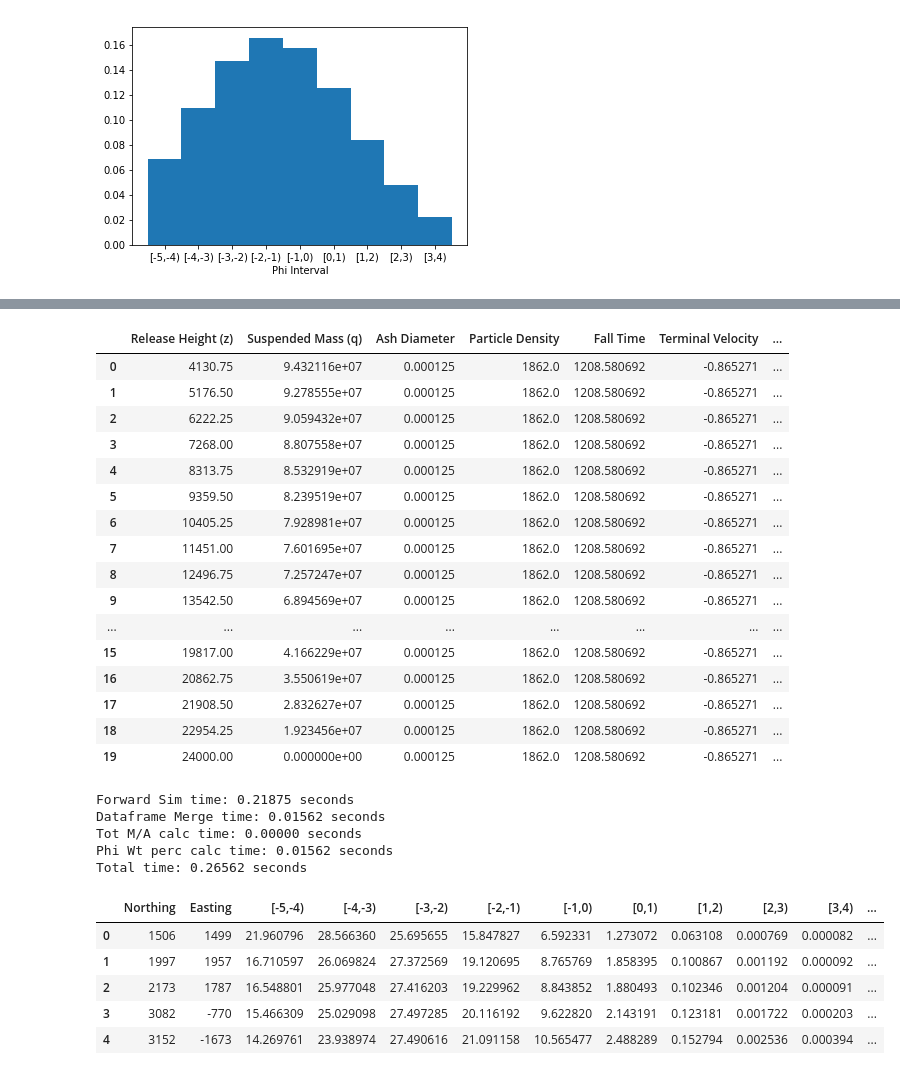
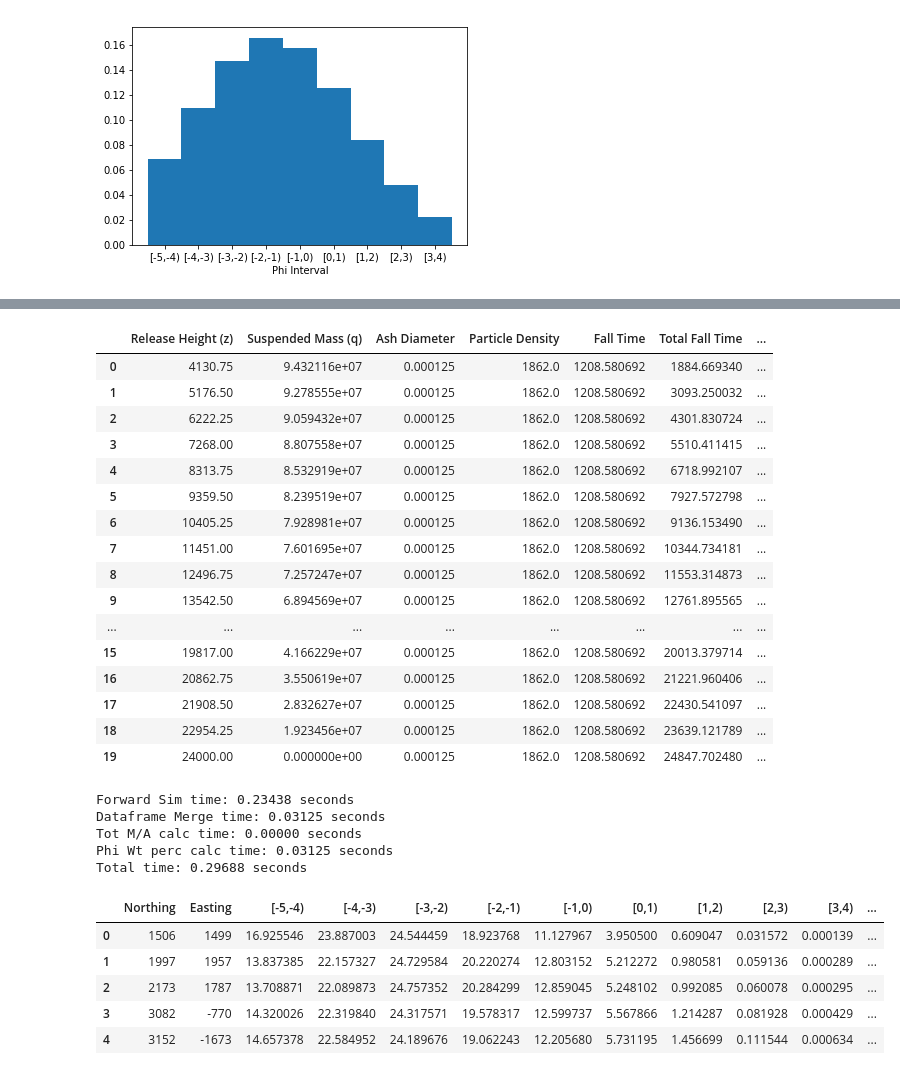
Before and after one commit to nmostert/inversion_project, a Jupyter notebook: Fixing_vent_height.ipynb, the cells around one changed output, grey strips where cells are left out. Saved outputs shown, nothing was run; the diff lists cells and outputs as text; code cells hidden in the pictures.

```diff
--- a/Fixing_vent_height.ipynb
+++ b/Fixing_vent_height.ipynb
@@ -231,7 +232,7 @@ for phi_step in phi_steps:
         config["PLUME_HEIGHT"],
         (config["ALPHA"], config["BETA"]),
         mass_in_phi, (u,v),
-        phi_step["lower"], phi_step["density"],
+        phi_step["lower"], phi_step["density"], 2500,
         config["DIFFUSION_COEFFICIENT"],
         config["EDDY_CONST"],
         config["FALL_TIME_THRESHOLD"])
@@ -267,6 +268,6 @@ forward_df = df_merge
 
 forward_df["radius"] = np.sqrt(forward_df["Easting"]**2 + forward_df["Northing"]**2)
 forward_df = forward_df.sort_values(by=['radius'])
-forward_df["Residual"] = forward_df["MassArea"]/obs_df["MassArea"]*100
+forward_df["Residual"] = forward_df["MassArea"].values/obs_df["MassArea"].values*100
 display(forward_df.head())
 # %% [output]
@@ -409,31 +410,31 @@ display(forward_df.head())
-|  | Release Height (z) | Suspended Mass (q) | Ash Diameter | Particle Density | Fall Time | Terminal Velocity | ... |
-| 0 | 4130.75 | 9.432116e+07 | 0.000125 | 1862.0 | 1208.580692 | -0.865271 | ... |
-| 1 | 5176.50 | 9.278555e+07 | 0.000125 | 1862.0 | 1208.580692 | -0.865271 | ... |
-| 2 | 6222.25 | 9.059432e+07 | 0.000125 | 1862.0 | 1208.580692 | -0.865271 | ... |
-| 3 | 7268.00 | 8.807558e+07 | 0.000125 | 1862.0 | 1208.580692 | -0.865271 | ... |
-| 4 | 8313.75 | 8.532919e+07 | 0.000125 | 1862.0 | 1208.580692 | -0.865271 | ... |
-| 5 | 9359.50 | 8.239519e+07 | 0.000125 | 1862.0 | 1208.580692 | -0.865271 | ... |
-| 6 | 10405.25 | 7.928981e+07 | 0.000125 | 1862.0 | 1208.580692 | -0.865271 | ... |
-| 7 | 11451.00 | 7.601695e+07 | 0.000125 | 1862.0 | 1208.580692 | -0.865271 | ... |
-| 8 | 12496.75 | 7.257247e+07 | 0.000125 | 1862.0 | 1208.580692 | -0.865271 | ... |
-| 9 | 13542.50 | 6.894569e+07 | 0.000125 | 1862.0 | 1208.580692 | -0.865271 | ... |
+|  | Release Height (z) | Suspended Mass (q) | Ash Diameter | Particle Density | Fall Time | Total Fall Time | ... |
+| 0 | 4130.75 | 9.432116e+07 | 0.000125 | 1862.0 | 1208.580692 | 1884.669340 | ... |
+| 1 | 5176.50 | 9.278555e+07 | 0.000125 | 1862.0 | 1208.580692 | 3093.250032 | ... |
+| 2 | 6222.25 | 9.059432e+07 | 0.000125 | 1862.0 | 1208.580692 | 4301.830724 | ... |
+| 3 | 7268.00 | 8.807558e+07 | 0.000125 | 1862.0 | 1208.580692 | 5510.411415 | ... |
+| 4 | 8313.75 | 8.532919e+07 | 0.000125 | 1862.0 | 1208.580692 | 6718.992107 | ... |
+| 5 | 9359.50 | 8.239519e+07 | 0.000125 | 1862.0 | 1208.580692 | 7927.572798 | ... |
+| 6 | 10405.25 | 7.928981e+07 | 0.000125 | 1862.0 | 1208.580692 | 9136.153490 | ... |
+| 7 | 11451.00 | 7.601695e+07 | 0.000125 | 1862.0 | 1208.580692 | 10344.734181 | ... |
+| 8 | 12496.75 | 7.257247e+07 | 0.000125 | 1862.0 | 1208.580692 | 11553.314873 | ... |
+| 9 | 13542.50 | 6.894569e+07 | 0.000125 | 1862.0 | 1208.580692 | 12761.895565 | ... |
 | ... | ... | ... | ... | ... | ... | ... | ... |
-| 15 | 19817.00 | 4.166229e+07 | 0.000125 | 1862.0 | 1208.580692 | -0.865271 | ... |
-| 16 | 20862.75 | 3.550619e+07 | 0.000125 | 1862.0 | 1208.580692 | -0.865271 | ... |
-| 17 | 21908.50 | 2.832627e+07 | 0.000125 | 1862.0 | 1208.580692 | -0.865271 | ... |
-| 18 | 22954.25 | 1.923456e+07 | 0.000125 | 1862.0 | 1208.580692 | -0.865271 | ... |
-| 19 | 24000.00 | 0.000000e+00 | 0.000125 | 1862.0 | 1208.580692 | -0.865271 | ... |
+| 15 | 19817.00 | 4.166229e+07 | 0.000125 | 1862.0 | 1208.580692 | 20013.379714 | ... |
+| 16 | 20862.75 | 3.550619e+07 | 0.000125 | 1862.0 | 1208.580692 | 21221.960406 | ... |
+| 17 | 21908.50 | 2.832627e+07 | 0.000125 | 1862.0 | 1208.580692 | 22430.541097 | ... |
+| 18 | 22954.25 | 1.923456e+07 | 0.000125 | 1862.0 | 1208.580692 | 23639.121789 | ... |
+| 19 | 24000.00 | 0.000000e+00 | 0.000125 | 1862.0 | 1208.580692 | 24847.702480 | ... |
-Forward Sim time: 0.21875 seconds
-Dataframe Merge time: 0.01562 seconds
+Forward Sim time: 0.23438 seconds
+Dataframe Merge time: 0.03125 seconds
 Tot M/A calc time: 0.00000 seconds
-Phi Wt perc calc time: 0.01562 seconds
-Total time: 0.26562 seconds
+Phi Wt perc calc time: 0.03125 seconds
+Total time: 0.29688 seconds
 |  | Northing | Easting | [-5,-4) | [-4,-3) | [-3,-2) | [-2,-1) | [-1,0) | [0,1) | [1,2) | [2,3) | [3,4) | ... |
-| 0 | 1506 | 1499 | 21.960796 | 28.566360 | 25.695655 | 15.847827 | 6.592331 | 1.273072 | 0.063108 | 0.000769 | 0.000082 | ... |
-| 1 | 1997 | 1957 | 16.710597 | 26.069824 | 27.372569 | 19.120695 | 8.765769 | 1.858395 | 0.100867 | 0.001192 | 0.000092 | ... |
-| 2 | 2173 | 1787 | 16.548801 | 25.977048 | 27.416203 | 19.229962 | 8.843852 | 1.880493 | 0.102346 | 0.001204 | 0.000091 | ... |
-| 3 | 3082 | -770 | 15.466309 | 25.029098 | 27.497285 | 20.116192 | 9.622820 | 2.143191 | 0.123181 | 0.001722 | 0.000203 | ... |
-| 4 | 3152 | -1673 | 14.269761 | 23.938974 | 27.490616 | 21.091158 | 10.565477 | 2.488289 | 0.152794 | 0.002536 | 0.000394 | ... |
+| 0 | 1506 | 1499 | 16.925546 | 23.887003 | 24.544459 | 18.923768 | 11.127967 | 3.950500 | 0.609047 | 0.031572 | 0.000139 | ... |
+| 1 | 1997 | 1957 | 13.837385 | 22.157327 | 24.729584 | 20.220274 | 12.803152 | 5.212272 | 0.980581 | 0.059136 | 0.000289 | ... |
+| 2 | 2173 | 1787 | 13.708871 | 22.089873 | 24.757352 | 20.284299 | 12.859045 | 5.248102 | 0.992085 | 0.060078 | 0.000295 | ... |
+| 3 | 3082 | -770 | 14.320026 | 22.319840 | 24.317571 | 19.578317 | 12.599737 | 5.567866 | 1.214287 | 0.081928 | 0.000429 | ... |
+| 4 | 3152 | -1673 | 14.657378 | 22.584952 | 24.189676 | 19.062243 | 12.205680 | 5.731195 | 1.456699 | 0.111544 | 0.000634 | ... |
 # %%
 fig, axs = plt.subplots(2,2, figsize=(
         8,8), facecolor='w', edgecolor='k')
```
Also changed, not shown: parts of 16 cells of this notebook, 3 other files.
